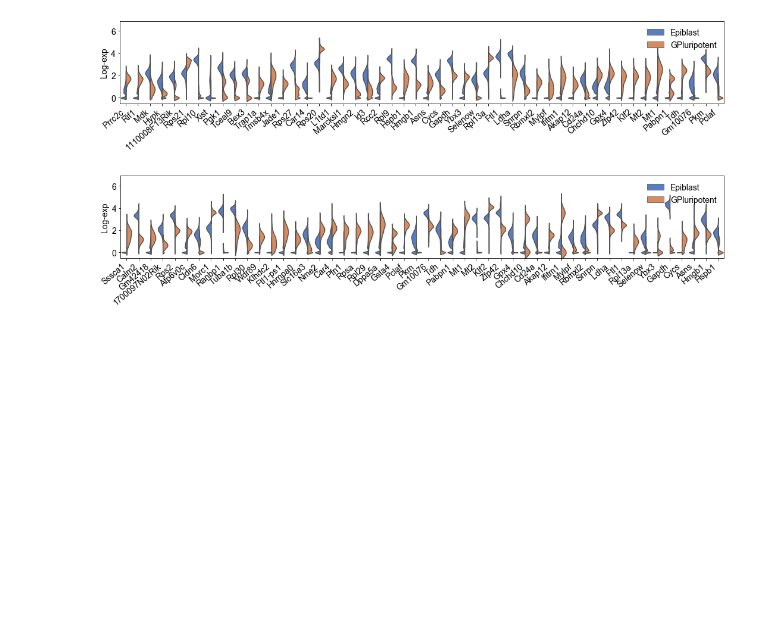
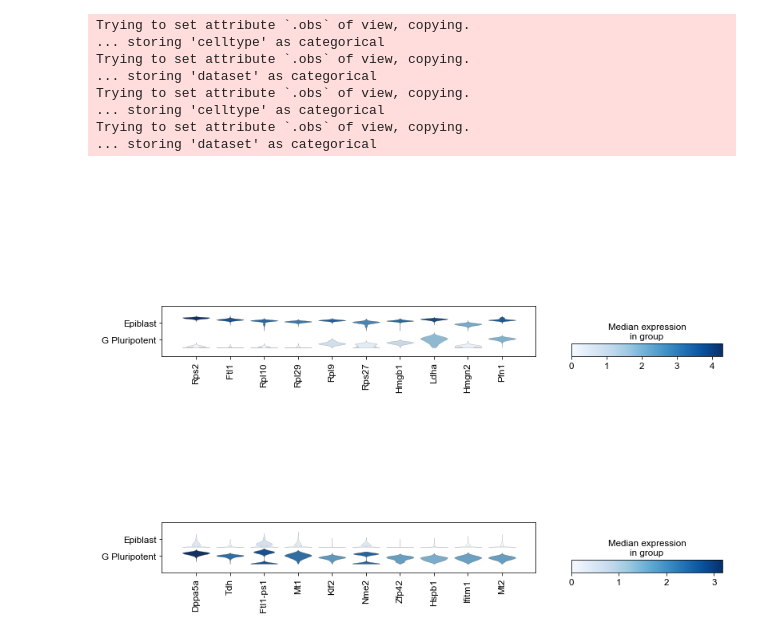
Before and after one commit to grinic/scRNAseq_gastruloids2020, a Jupyter notebook: integration/differential_expression/plot_diff_exp.ipynb, the cells around one changed output. Cells and saved outputs as stored; diff of their text form; code cells hidden in the pictures; blank space fills up the shorter version.

Commit message:
diff exp done + go

```diff
--- a/integration/differential_expression/plot_diff_exp.ipynb
+++ b/integration/differential_expression/plot_diff_exp.ipynb
@@ -57,32 +22,0 @@ df_gastr_high['cellFate'] = cellFate
-# %%
-###
-
-fig,ax=plt.subplots(figsize=(15,3))
-fig.subplots_adjust(left=0.05, right=0.99, top=0.99, bottom=0.35)
-sns.violinplot(x="geneName", y="expression", hue="cellFate",
-               data=df_epi_high, palette="muted", split=True, ax=ax,
-               inner=None, scale='width', scale_hue=False)
-ax.set_xticklabels(epi_high, rotation=40, ha='right')
-ax.set_ylim(-0.5,6.9)
-ax.set_ylabel('Log-exp')
-ax.set_xlabel('')
-plt.legend(loc='upper right', frameon=False)
-fig.savefig(os.path.join(folder,'epiblast_high_TOP50.pdf'))
-# %% [output]
-[figure, removed]
-# %%
-###
-
-fig,ax=plt.subplots(figsize=(15,3))
-fig.subplots_adjust(left=0.05, right=0.99, top=0.99, bottom=0.35)
-g = sns.violinplot(x="geneName", y="expression", hue="cellFate",
-               data=df_gastr_high, palette="muted", split=True, ax=ax,
-               inner=None, scale='width', scale_hue=True)
-ax.set_xticklabels(gastr_high, rotation=40, ha='right')
-ax.set_ylim(-0.5,6.9)
-ax.set_ylabel('Log-exp')
-ax.set_xlabel('')
-plt.legend(loc='upper right', frameon=False)
-fig.savefig(os.path.join(folder,'gastruloidsPluripotent_high_TOP50.pdf'))
-# %% [output]
-[figure, removed]
@@ -90,0 +56,35 @@ ax.get_xticklabels()[0].get_text()
+# %%
+# 10 highest and lowest
+epihigh = adata_pluri.var.nlargest(10,'avg_logFC').index
+epilow = adata_pluri.var.nsmallest(10,'avg_logFC').index
+adata_pluri1 = adata_pluri[:,epihigh]
+adata_pluri2 = adata_pluri[:,epilow]
+
+fig, ax = plt.subplots(nrows=2,ncols=1,figsize=(15,10))
+fig.subplots_adjust(left=0.25,top=0.99, bottom=0.3)
+sc.pl.stacked_violin(adata_pluri1, list(adata_pluri1.var.index), groupby = 'celltype',
+                      categories_order=['Epiblast', 'G Pluripotent'],
+                      ax=ax[0],
+                      show=False
+#                       title='Epiblast vs Pluripotent diff exp',
+                    )
+# fig.savefig(os.path.join(folder,'diffexp_epiHIGH_vs_pluri.pdf'))
+
+# fig, ax = plt.subplots(figsize=(10,5))
+# fig.subplots_adjust(top=0.99)
+sc.pl.stacked_violin(adata_pluri2, list(adata_pluri2.var.index), groupby = 'celltype',
+                      categories_order=['Epiblast', 'G Pluripotent'],
+                      ax=ax[1],
+#                       title='Epiblast vs Pluripotent diff exp',
+                    )
+fig.savefig(os.path.join(folder,'diffexp_epi_vs_pluri.pdf'))
+# %% [output]
+Trying to set attribute `.obs` of view, copying.
+... storing 'celltype' as categorical
+Trying to set attribute `.obs` of view, copying.
+... storing 'dataset' as categorical
+Trying to set attribute `.obs` of view, copying.
+... storing 'celltype' as categorical
+Trying to set attribute `.obs` of view, copying.
+... storing 'dataset' as categorical
+[figure, added]
```
Also changed, not shown: parts of 17 cells of this notebook, 4 other files.
